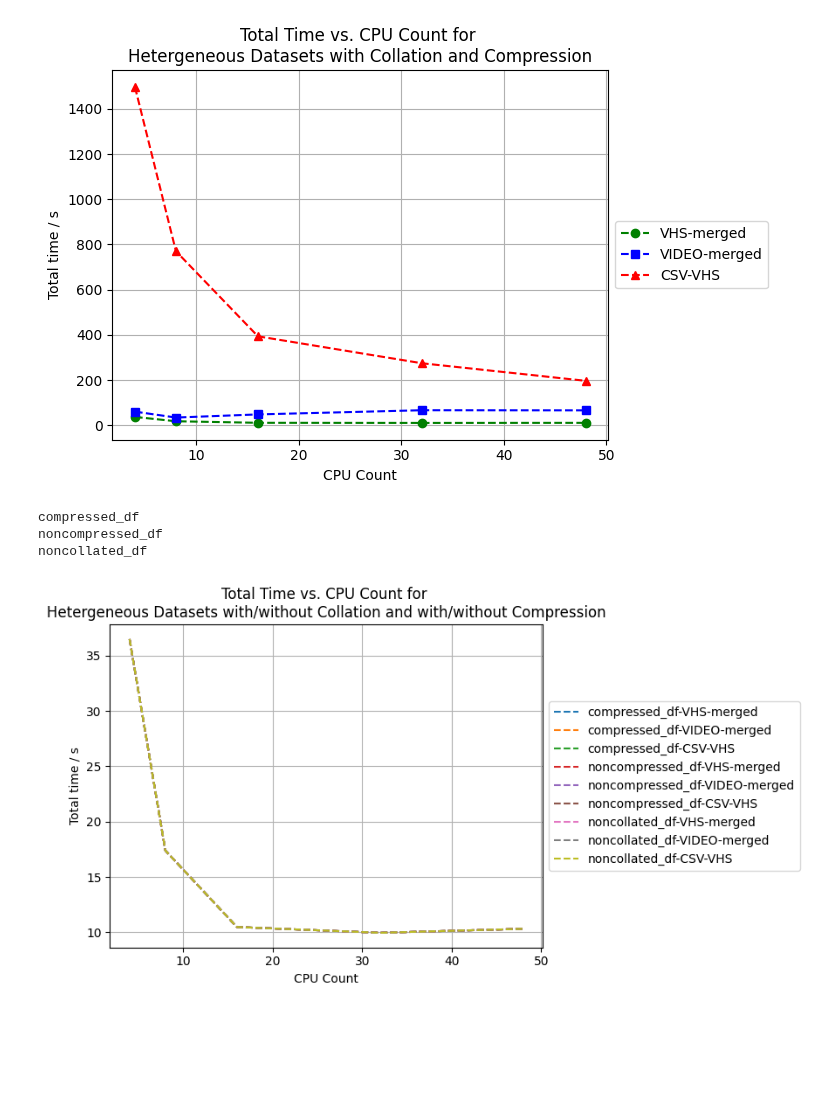
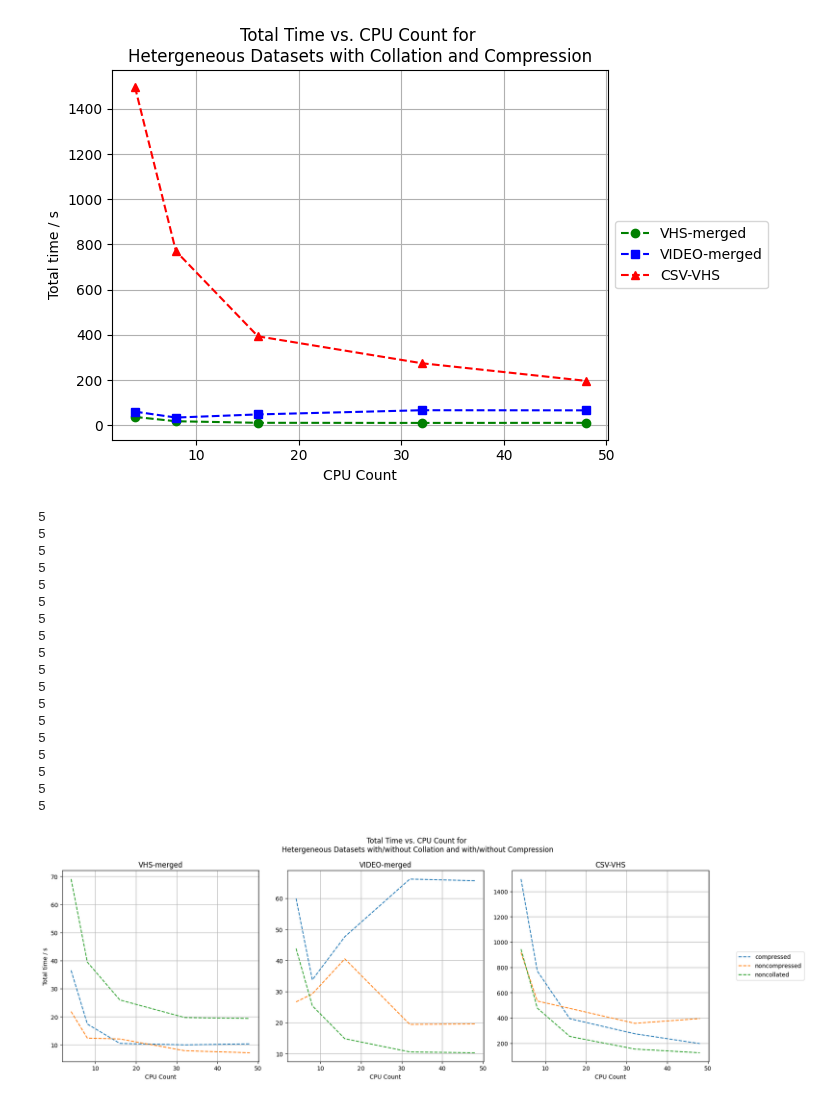
Before and after one commit to lsst-uk/csd3-echo-somerville, a Jupyter notebook: csd3-side/notebooks/transfer_speeds_strategy.ipynb, the cells around one changed output. Saved outputs shown, nothing was run; the diff lists cells and outputs as text; code cells hidden in the pictures; blank space fills up the shorter version.

```diff
--- a/csd3-side/notebooks/transfer_speeds_strategy.ipynb
+++ b/csd3-side/notebooks/transfer_speeds_strategy.ipynb
@@ -252,28 +252,53 @@ plt.show()
 # %% [output]
 [figure]
 # %%
-times = []
-fig, ax = plt.subplots()
+
+fig, ax = plt.subplots(1,3, figsize=(18,6))
+
 for df in compressed_df, noncompressed_df, noncollated_df:
     df_name = [name for name, value in globals().items() if value is df and not name.startswith('_')][0]
-    print(df_name)
-    for dataset in ['VHS-merged', 'VIDEO-merged', 'CSV-VHS']:
-        a = []
-        for i in range(0, len(df[df['Dataset'] == 'VHS-merged']['Total Time'])):
-            a.append(df[df['Dataset'] == dataset]['Total Time'].iloc[i].seconds + df[df['Dataset'] == dataset]['Total Time'].iloc[i].microseconds/1e6)
-        times.append(a)
+    # print(df_name)
+    for j, dataset in enumerate(['VHS-merged', 'VIDEO-merged', 'CSV-VHS']):
+        # print(df[df['Dataset'] == dataset]['Total Time'])
+        times = []
+        for i in range(0, len(df[df['Dataset'] == dataset]['Total Time'])):
+            times.append(df[df['Dataset'] == dataset]['Total Time'].iloc[i].seconds + df[df['Dataset'] == dataset]['Total Time'].iloc[i].microseconds/1e6)
+        # times.append(a)
+        # print(a)
         # print(len(df[df['Dataset'] == 'VHS-merged']['CPU Count']))
-        # print(len(times[0]))
-        ax.plot(df[df['Dataset'] == 'VHS-merged']['CPU Count'], times[0], linestyle='--', label=f"{df_name}-{dataset}")
+        print(len(times))
+        print(len(df[df['Dataset'] == dataset]['CPU Count']))
+        ax[j].plot(df[df['Dataset'] == dataset]['CPU Count'], times, linestyle='--', label=f"{df_name.split('_')[0]}")
+        ax[j].title.set_text(f'{dataset}')
+        ax[j].set_xlabel('CPU Count')
+        ax[j].grid(True)
+
+        # ax[j].set_ylabel('Total time / s')
+        # ax[j].legend(loc='center', bbox_to_anchor=(1, 0.5))
 # plt.xticks(np.array([0,1,2,3,4,5,6,7,8])*64)
-plt.xlabel('CPU Count')
-plt.ylabel('Total time / s')
-plt.title('Total Time vs. CPU Count for \nHetergeneous Datasets with/without Collation and with/without Compression')
-plt.grid(True)
-plt.legend(loc='center left', bbox_to_anchor=(1, 0.5))
+# plt.xlabel('CPU Count')
+ax[0].set_ylabel('Total time / s')
+plt.legend(loc='center right', bbox_to_anchor=(1.5,0.5))
+plt.suptitle('Total Time vs. CPU Count for \nHetergeneous Datasets with/without Collation and with/without Compression')
+plt.tight_layout()
 plt.show()
 # %% [output]
-compressed_df
-noncompressed_df
-noncollated_df
+5
+5
+5
+5
+5
+5
+5
+5
+5
+5
+5
+5
+5
+5
+5
+5
+5
+5
-[figure, old version]
+[figure, new version]
```
